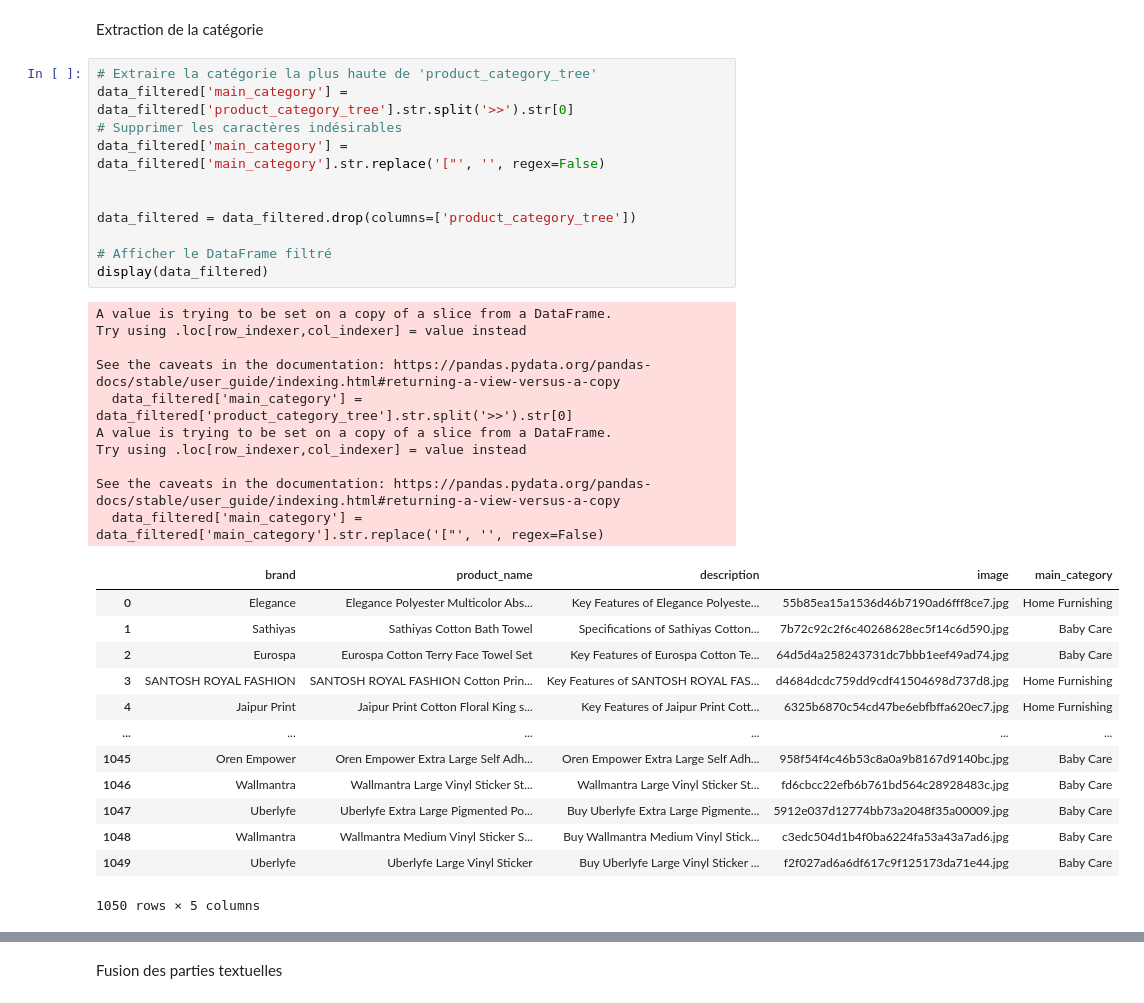
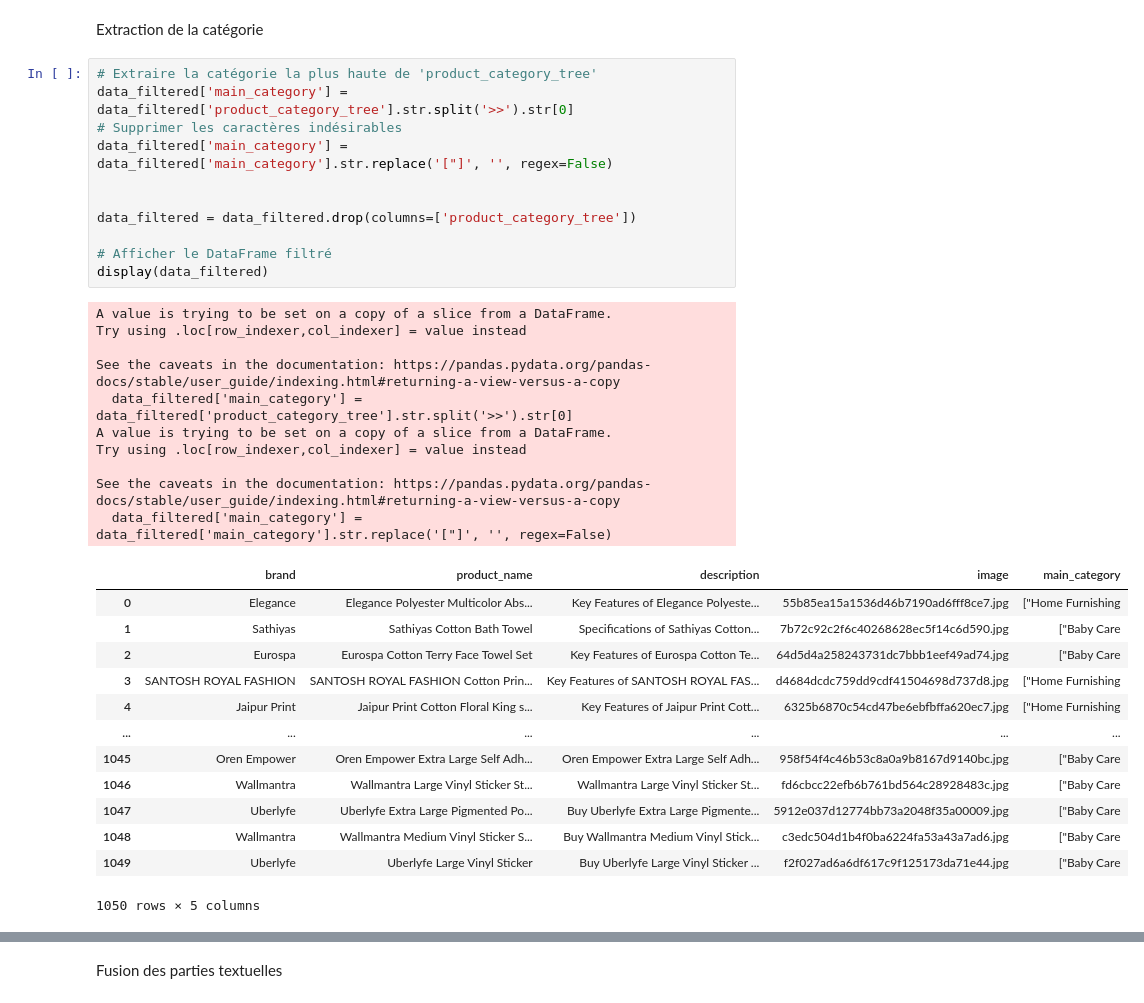
Before and after one commit to tomcre94/Projet-6-Classification-automatique, a Jupyter notebook: Creuse_Tom_1_notebook_pretraitement_feature_extraction_faisaibilite_102024.ipynb, the cells around one changed output, grey strips where cells are left out. Drawn from its saved outputs; the diff is of its cells as text.

```diff
--- a/Creuse_Tom_1_notebook_pretraitement_feature_extraction_faisaibilite_102024.ipynb
+++ b/Creuse_Tom_1_notebook_pretraitement_feature_extraction_faisaibilite_102024.ipynb
@@ -137,37 +139,37 @@ Extraction de la catégorie
 # %%
 # Extraire la catégorie la plus haute de 'product_category_tree'
 data_filtered['main_category'] = data_filtered['product_category_tree'].str.split('>>').str[0]
 # Supprimer les caractères indésirables
-data_filtered['main_category'] = data_filtered['main_category'].str.replace('["', '', regex=False)
+data_filtered['main_category'] = data_filtered['main_category'].str.replace('["]', '', regex=False)
 
 
 data_filtered = data_filtered.drop(columns=['product_category_tree'])
 
 # Afficher le DataFrame filtré
 display(data_filtered)
 # %% [output]
 A value is trying to be set on a copy of a slice from a DataFrame.
 Try using .loc[row_indexer,col_indexer] = value instead
 
 See the caveats in the documentation: https://pandas.pydata.org/pandas-docs/stable/user_guide/indexing.html#returning-a-view-versus-a-copy
   data_filtered['main_category'] = data_filtered['product_category_tree'].str.split('>>').str[0]
 A value is trying to be set on a copy of a slice from a DataFrame.
 Try using .loc[row_indexer,col_indexer] = value instead
 
 See the caveats in the documentation: https://pandas.pydata.org/pandas-docs/stable/user_guide/indexing.html#returning-a-view-versus-a-copy
-  data_filtered['main_category'] = data_filtered['main_category'].str.replace('["', '', regex=False)
+  data_filtered['main_category'] = data_filtered['main_category'].str.replace('["]', '', regex=False)
 |  | brand | product_name | description | image | main_category |
-| 0 | Elegance | Elegance Polyester Multicolor Abs... | Key Features of Elegance Polyeste... | 55b85ea15a1536d46b7190ad6fff8ce7.jpg | Home Furnishing |
-| 1 | Sathiyas | Sathiyas Cotton Bath Towel | Specifications of Sathiyas Cotton... | 7b72c92c2f6c40268628ec5f14c6d590.jpg | Baby Care |
-| 2 | Eurospa | Eurospa Cotton Terry Face Towel Set | Key Features of Eurospa Cotton Te... | 64d5d4a258243731dc7bbb1eef49ad74.jpg | Baby Care |
-| 3 | SANTOSH ROYAL FASHION | SANTOSH ROYAL FASHION Cotton Prin... | Key Features of SANTOSH ROYAL FAS... | d4684dcdc759dd9cdf41504698d737d8.jpg | Home Furnishing |
-| 4 | Jaipur Print | Jaipur Print Cotton Floral King s... | Key Features of Jaipur Print Cott... | 6325b6870c54cd47be6ebfbffa620ec7.jpg | Home Furnishing |
+| 0 | Elegance | Elegance Polyester Multicolor Abs... | Key Features of Elegance Polyeste... | 55b85ea15a1536d46b7190ad6fff8ce7.jpg | ["Home Furnishing |
+| 1 | Sathiyas | Sathiyas Cotton Bath Towel | Specifications of Sathiyas Cotton... | 7b72c92c2f6c40268628ec5f14c6d590.jpg | ["Baby Care |
+| 2 | Eurospa | Eurospa Cotton Terry Face Towel Set | Key Features of Eurospa Cotton Te... | 64d5d4a258243731dc7bbb1eef49ad74.jpg | ["Baby Care |
+| 3 | SANTOSH ROYAL FASHION | SANTOSH ROYAL FASHION Cotton Prin... | Key Features of SANTOSH ROYAL FAS... | d4684dcdc759dd9cdf41504698d737d8.jpg | ["Home Furnishing |
+| 4 | Jaipur Print | Jaipur Print Cotton Floral King s... | Key Features of Jaipur Print Cott... | 6325b6870c54cd47be6ebfbffa620ec7.jpg | ["Home Furnishing |
 | ... | ... | ... | ... | ... | ... |
-| 1045 | Oren Empower | Oren Empower Extra Large Self Adh... | Oren Empower Extra Large Self Adh... | 958f54f4c46b53c8a0a9b8167d9140bc.jpg | Baby Care |
-| 1046 | Wallmantra | Wallmantra Large Vinyl Sticker St... | Wallmantra Large Vinyl Sticker St... | fd6cbcc22efb6b761bd564c28928483c.jpg | Baby Care |
-| 1047 | Uberlyfe | Uberlyfe Extra Large Pigmented Po... | Buy Uberlyfe Extra Large Pigmente... | 5912e037d12774bb73a2048f35a00009.jpg | Baby Care |
-| 1048 | Wallmantra | Wallmantra Medium Vinyl Sticker S... | Buy Wallmantra Medium Vinyl Stick... | c3edc504d1b4f0ba6224fa53a43a7ad6.jpg | Baby Care |
-| 1049 | Uberlyfe | Uberlyfe Large Vinyl Sticker | Buy Uberlyfe Large Vinyl Sticker ... | f2f027ad6a6df617c9f125173da71e44.jpg | Baby Care |
+| 1045 | Oren Empower | Oren Empower Extra Large Self Adh... | Oren Empower Extra Large Self Adh... | 958f54f4c46b53c8a0a9b8167d9140bc.jpg | ["Baby Care |
+| 1046 | Wallmantra | Wallmantra Large Vinyl Sticker St... | Wallmantra Large Vinyl Sticker St... | fd6cbcc22efb6b761bd564c28928483c.jpg | ["Baby Care |
+| 1047 | Uberlyfe | Uberlyfe Extra Large Pigmented Po... | Buy Uberlyfe Extra Large Pigmente... | 5912e037d12774bb73a2048f35a00009.jpg | ["Baby Care |
+| 1048 | Wallmantra | Wallmantra Medium Vinyl Sticker S... | Buy Wallmantra Medium Vinyl Stick... | c3edc504d1b4f0ba6224fa53a43a7ad6.jpg | ["Baby Care |
+| 1049 | Uberlyfe | Uberlyfe Large Vinyl Sticker | Buy Uberlyfe Large Vinyl Sticker ... | f2f027ad6a6df617c9f125173da71e44.jpg | ["Baby Care |
 1050 rows × 5 columns
 # %%
 import pandas as pd
```
Also changed, not shown: parts of 4 cells of this notebook.
